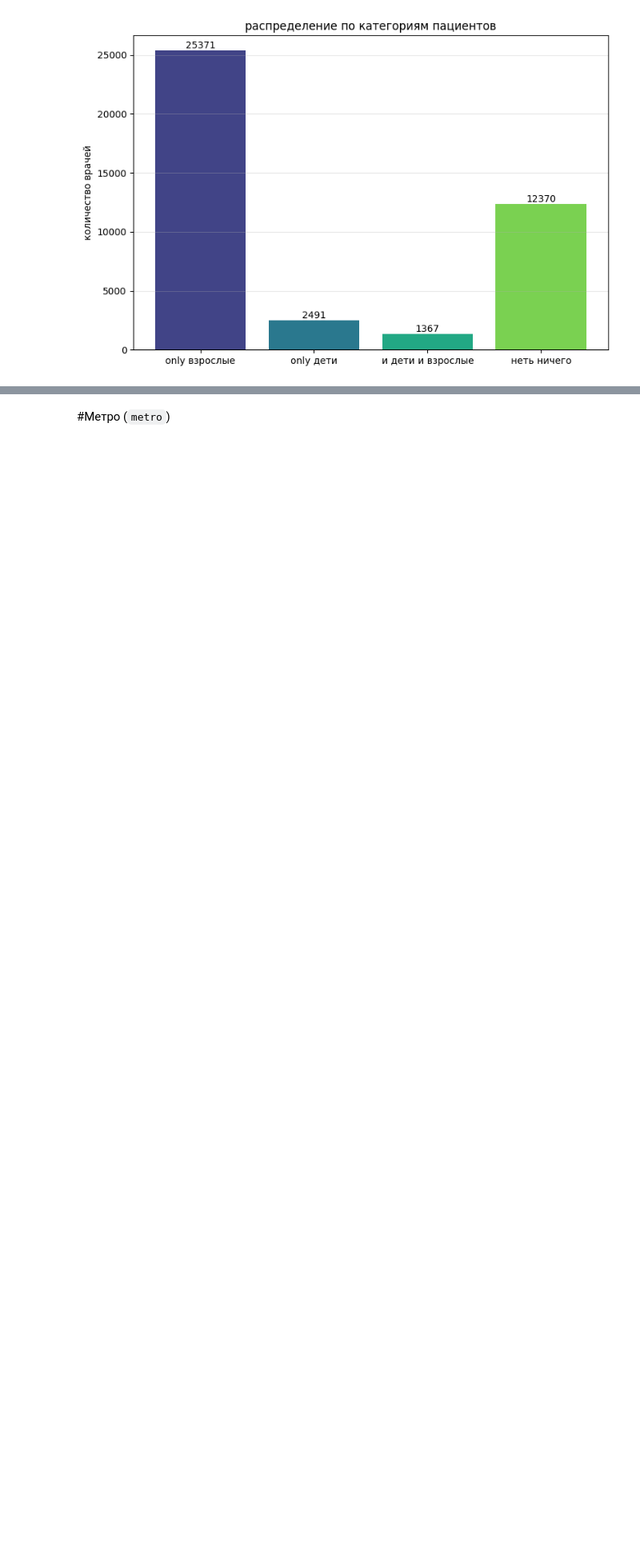
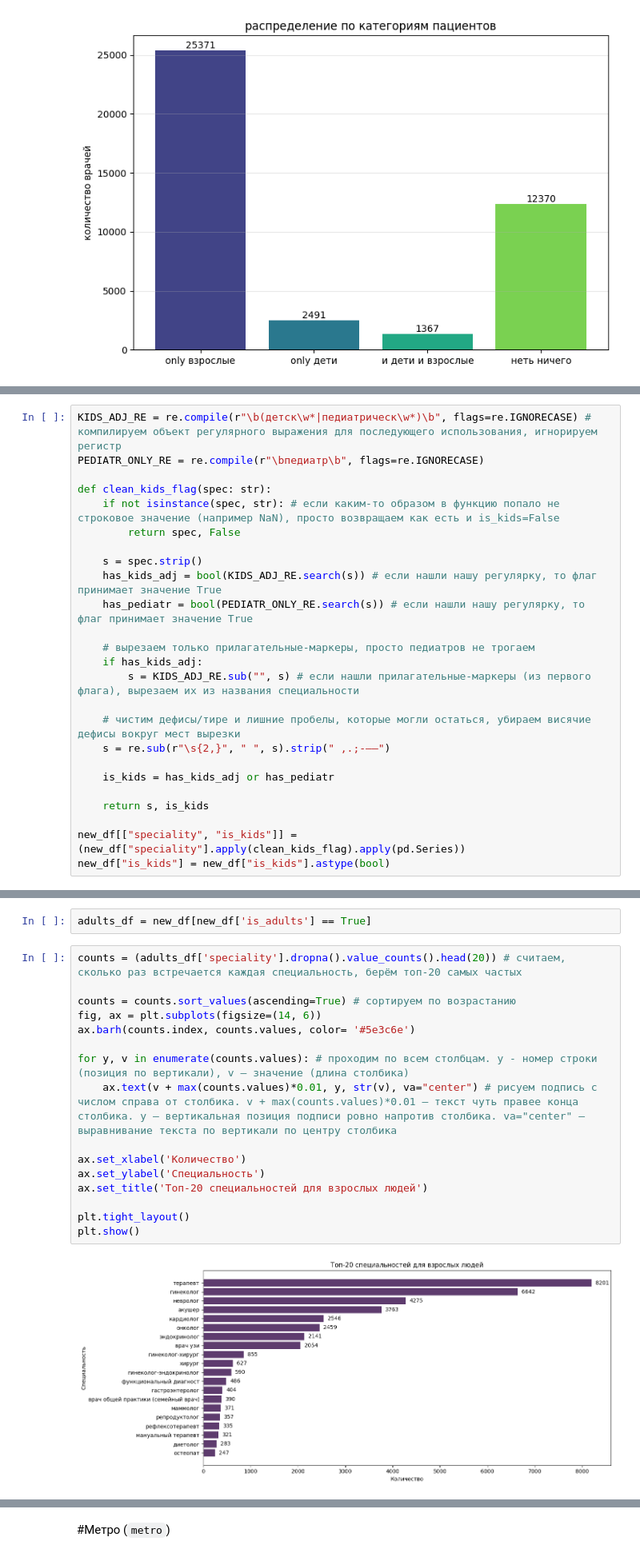
Before and after one commit to yyaroslavskiy/SkibidiDocDoc, a Jupyter notebook: eda/EDA_Doctors_1.ipynb, the cells around one changed output, grey strips where cells are left out. Shown at 80% size. Drawn from its saved outputs; the diff is of its cells as text; blank space fills up the shorter version.

```diff
--- a/eda/EDA_Doctors_1.ipynb
+++ b/eda/EDA_Doctors_1.ipynb
@@ -1240,0 +1313,25 @@ for i, count in enumerate(categories_count.values()):
+# %%
+KIDS_ADJ_RE = re.compile(r"\b(детск\w*|педиатрическ\w*)\b", flags=re.IGNORECASE) # компилируем объект регулярного выражения для последующего использования, игнорируем регистр
+PEDIATR_ONLY_RE = re.compile(r"\bпедиатр\b", flags=re.IGNORECASE)
+
+def clean_kids_flag(spec: str):
+    if not isinstance(spec, str): # если каким-то образом в функцию попало не строковое значение (например NaN), просто возвращаем как есть и is_kids=False
+        return spec, False
+
+    s = spec.strip()
+    has_kids_adj = bool(KIDS_ADJ_RE.search(s)) # если нашли нашу регулярку, то флаг принимает значение True
+    has_pediatr = bool(PEDIATR_ONLY_RE.search(s)) # если нашли нашу регулярку, то флаг принимает значение True
+
+    # вырезаем только прилагательные-маркеры, просто педиатров не трогаем
+    if has_kids_adj:
+        s = KIDS_ADJ_RE.sub("", s) # если нашли прилагательные-маркеры (из первого флага), вырезаем их из названия специальности
+
+    # чистим дефисы/тире и лишние пробелы, которые могли остаться, убираем висячие дефисы вокруг мест вырезки
+    s = re.sub(r"\s{2,}", " ", s).strip(" ,.;-–—")
+
+    is_kids = has_kids_adj or has_pediatr
+
+    return s, is_kids
+
+new_df[["speciality", "is_kids"]] = (new_df["speciality"].apply(clean_kids_flag).apply(pd.Series))
+new_df["is_kids"] = new_df["is_kids"].astype(bool)
@@ -1240,0 +1356,20 @@ for i, count in enumerate(categories_count.values()):
+# %%
+adults_df = new_df[new_df['is_adults'] == True]
+# %%
+counts = (adults_df['speciality'].dropna().value_counts().head(20)) # считаем, сколько раз встречается каждая специальность, берём топ-20 самых частых
+
+counts = counts.sort_values(ascending=True) # сортируем по возрастанию
+fig, ax = plt.subplots(figsize=(14, 6))
+ax.barh(counts.index, counts.values, color= '#5e3c6e')
+
+for y, v in enumerate(counts.values): # проходим по всем столбцам. y - номер строки (позиция по вертикали), v — значение (длина столбика)
+    ax.text(v + max(counts.values)*0.01, y, str(v), va="center") # рисуем подпись с числом справа от столбика. v + max(counts.values)*0.01 — текст чуть правее конца столбика. y — вертикальная позиция подписи ровно напротив столбика. va="center" — выравнивание текста по вертикали по центру столбика
+
+ax.set_xlabel('Количество')
+ax.set_ylabel('Специальность')
+ax.set_title('Топ-20 специальностей для взрослых людей')
+
+plt.tight_layout()
+plt.show()
+# %% [output]
+[figure, added]
```
Also changed, not shown: parts of 30 cells of this notebook.
